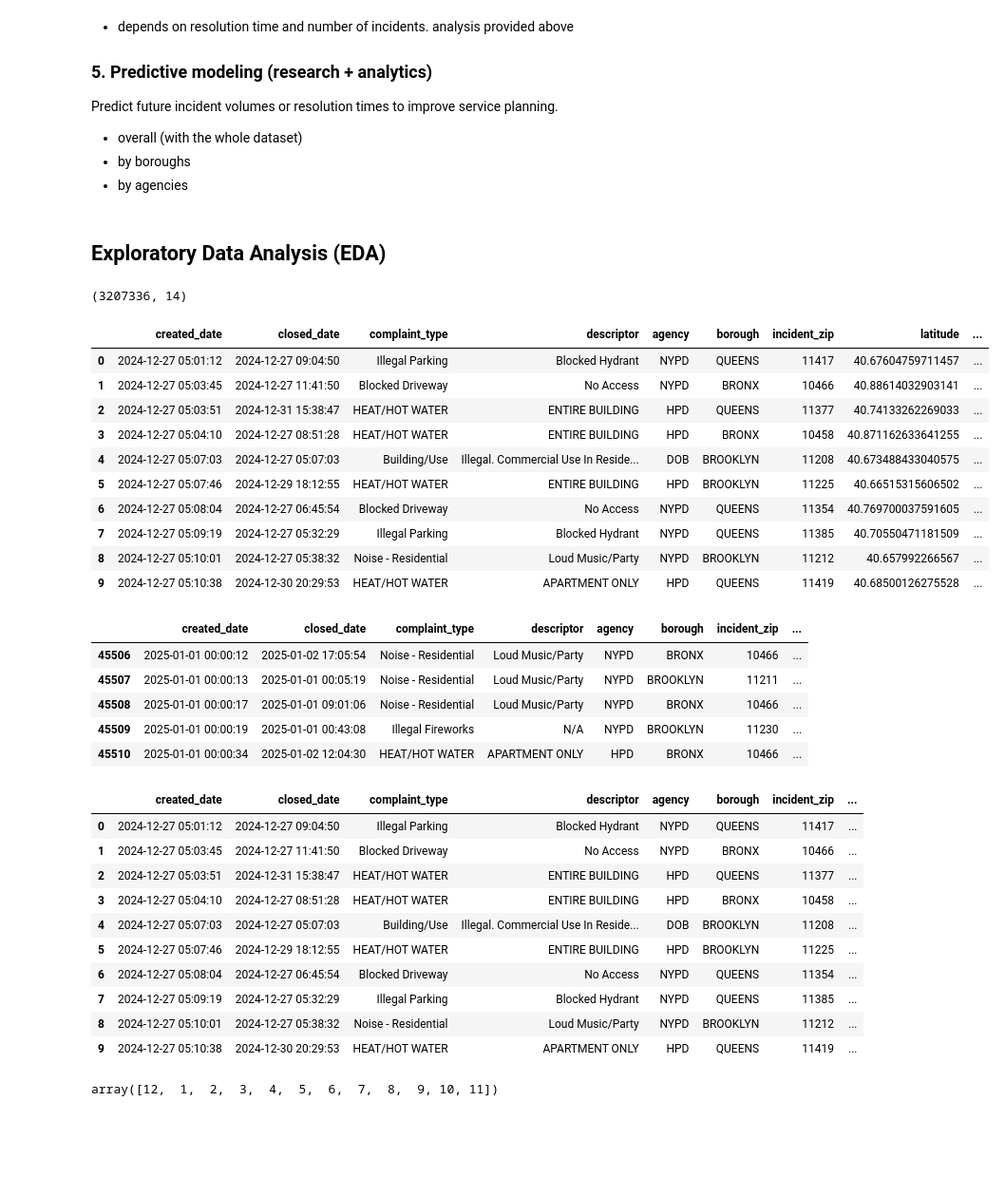
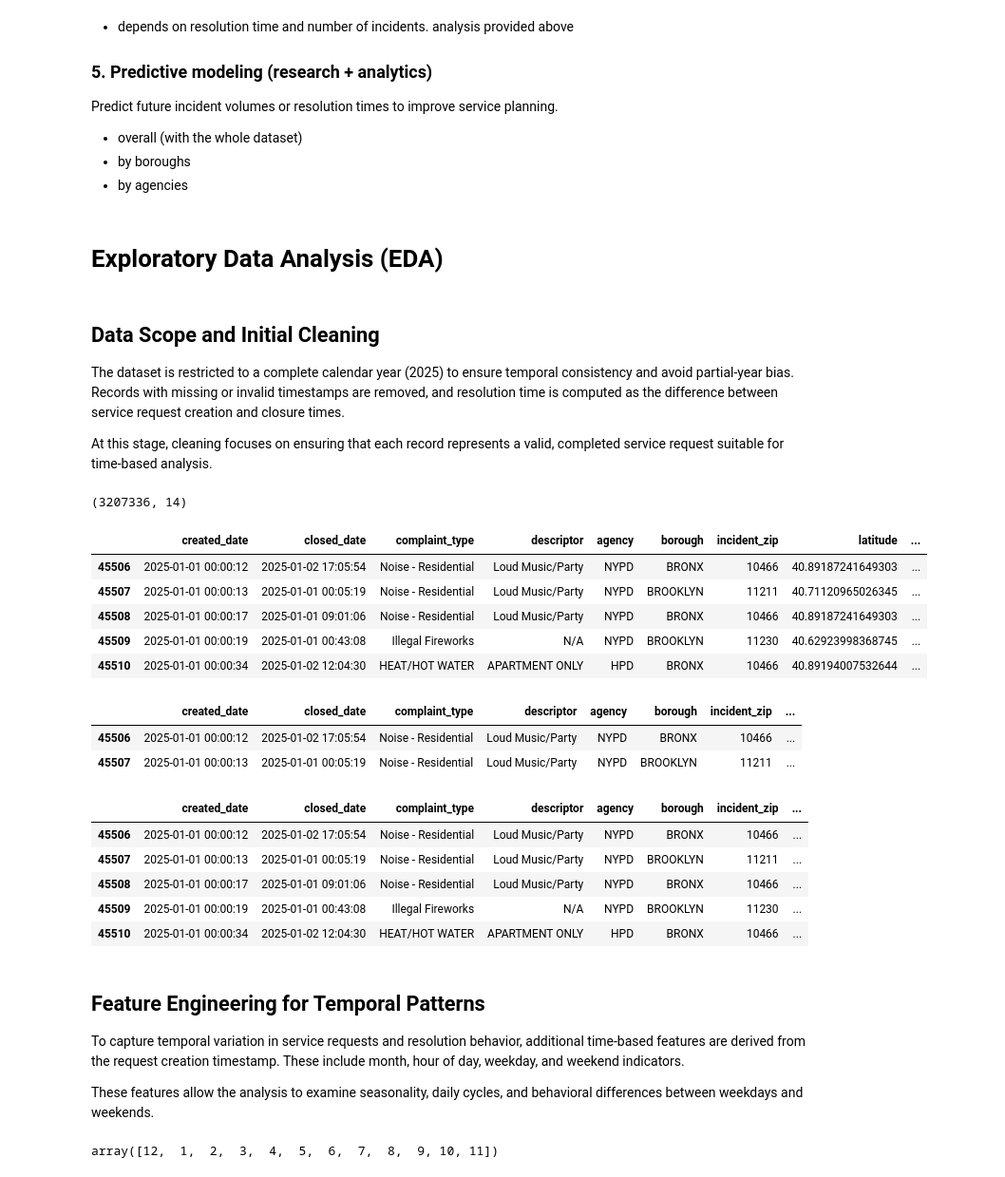
Before and after one commit to yerapark/nyc-311-service-analysis, a Jupyter notebook: notebooks/03_full_year_modeling.ipynb, the cells around one changed output. Shown at 95% size. Cells and saved outputs as stored; diff of their text form; code cells hidden in the pictures; blank space fills up the shorter version.

```diff
--- a/notebooks/03_full_year_modeling.ipynb
+++ b/notebooks/03_full_year_modeling.ipynb
@@ -114,4 +118,10 @@ Predict future incident volumes or resolution times to improve service planning.
 - by boroughs
 - by agencies
 # %% [markdown]
-## Exploratory Data Analysis (EDA)
+# Exploratory Data Analysis (EDA)
+# %% [markdown]
+## Data Scope and Initial Cleaning
+
+The dataset is restricted to a complete calendar year (2025) to ensure temporal consistency and avoid partial-year bias. Records with missing or invalid timestamps are removed, and resolution time is computed as the difference between service request creation and closure times.
+
+At this stage, cleaning focuses on ensuring that each record represents a valid, completed service request suitable for time-based analysis.
@@ -137,30 +147,22 @@ df.shape
 # %% [output]
 (3207336, 14)
 # %%
-df.head(10)
+df.head(5)
 # %% [output]
 |  | created_date | closed_date | complaint_type | descriptor | agency | borough | incident_zip | latitude | ... |
-| 0 | 2024-12-27 05:01:12 | 2024-12-27 09:04:50 | Illegal Parking | Blocked Hydrant | NYPD | QUEENS | 11417 | 40.67604759711457 | ... |
-| 1 | 2024-12-27 05:03:45 | 2024-12-27 11:41:50 | Blocked Driveway | No Access | NYPD | BRONX | 10466 | 40.88614032903141 | ... |
-| 2 | 2024-12-27 05:03:51 | 2024-12-31 15:38:47 | HEAT/HOT WATER | ENTIRE BUILDING | HPD | QUEENS | 11377 | 40.74133262269033 | ... |
-| 3 | 2024-12-27 05:04:10 | 2024-12-27 08:51:28 | HEAT/HOT WATER | ENTIRE BUILDING | HPD | BRONX | 10458 | 40.871162633641255 | ... |
-| 4 | 2024-12-27 05:07:03 | 2024-12-27 05:07:03 | Building/Use | Illegal. Commercial Use In Reside... | DOB | BROOKLYN | 11208 | 40.673488433040575 | ... |
-| 5 | 2024-12-27 05:07:46 | 2024-12-29 18:12:55 | HEAT/HOT WATER | ENTIRE BUILDING | HPD | BROOKLYN | 11225 | 40.66515315606502 | ... |
-| 6 | 2024-12-27 05:08:04 | 2024-12-27 06:45:54 | Blocked Driveway | No Access | NYPD | QUEENS | 11354 | 40.769700037591605 | ... |
-| 7 | 2024-12-27 05:09:19 | 2024-12-27 05:32:29 | Illegal Parking | Blocked Hydrant | NYPD | QUEENS | 11385 | 40.70550471181509 | ... |
-| 8 | 2024-12-27 05:10:01 | 2024-12-27 05:38:32 | Noise - Residential | Loud Music/Party | NYPD | BROOKLYN | 11212 | 40.657992266567 | ... |
-| 9 | 2024-12-27 05:10:38 | 2024-12-30 20:29:53 | HEAT/HOT WATER | APARTMENT ONLY | HPD | QUEENS | 11419 | 40.68500126275528 | ... |
+| 45506 | 2025-01-01 00:00:12 | 2025-01-02 17:05:54 | Noise - Residential | Loud Music/Party | NYPD | BRONX | 10466 | 40.89187241649303 | ... |
+| 45507 | 2025-01-01 00:00:13 | 2025-01-01 00:05:19 | Noise - Residential | Loud Music/Party | NYPD | BROOKLYN | 11211 | 40.71120965026345 | ... |
+| 45508 | 2025-01-01 00:00:17 | 2025-01-01 09:01:06 | Noise - Residential | Loud Music/Party | NYPD | BRONX | 10466 | 40.89187241649303 | ... |
+| 45509 | 2025-01-01 00:00:19 | 2025-01-01 00:43:08 | Illegal Fireworks | N/A | NYPD | BROOKLYN | 11230 | 40.62923998368745 | ... |
+| 45510 | 2025-01-01 00:00:34 | 2025-01-02 12:04:30 | HEAT/HOT WATER | APARTMENT ONLY | HPD | BRONX | 10466 | 40.89194007532644 | ... |
 # %%
 # Remove df[latitude] and df[longitude] as they are not needed for modeling
 df2 = df.drop(columns=["latitude", "longitude"])
-df2.head(5)
+df2.head(2)
 # %% [output]
 |  | created_date | closed_date | complaint_type | descriptor | agency | borough | incident_zip | ... |
 | 45506 | 2025-01-01 00:00:12 | 2025-01-02 17:05:54 | Noise - Residential | Loud Music/Party | NYPD | BRONX | 10466 | ... |
 | 45507 | 2025-01-01 00:00:13 | 2025-01-01 00:05:19 | Noise - Residential | Loud Music/Party | NYPD | BROOKLYN | 11211 | ... |
-| 45508 | 2025-01-01 00:00:17 | 2025-01-01 09:01:06 | Noise - Residential | Loud Music/Party | NYPD | BRONX | 10466 | ... |
-| 45509 | 2025-01-01 00:00:19 | 2025-01-01 00:43:08 | Illegal Fireworks | N/A | NYPD | BROOKLYN | 11230 | ... |
-| 45510 | 2025-01-01 00:00:34 | 2025-01-02 12:04:30 | HEAT/HOT WATER | APARTMENT ONLY | HPD | BRONX | 10466 | ... |
 # %%
 # Returning the floats as integers for clean up
 df2['month'] = df2['month'].astype(int)
@@ -169,19 +171,20 @@ df2['weekday'] = df2['weekday'].astype(int)
 df2['is_weekend'] = df2['is_weekend'].astype(int)
 # %%
 # Successfully converted the columns to integer type
-df2.head(10)
+df2.head(5)
 # %% [output]
 |  | created_date | closed_date | complaint_type | descriptor | agency | borough | incident_zip | ... |
-| 0 | 2024-12-27 05:01:12 | 2024-12-27 09:04:50 | Illegal Parking | Blocked Hydrant | NYPD | QUEENS | 11417 | ... |
-| 1 | 2024-12-27 05:03:45 | 2024-12-27 11:41:50 | Blocked Driveway | No Access | NYPD | BRONX | 10466 | ... |
-| 2 | 2024-12-27 05:03:51 | 2024-12-31 15:38:47 | HEAT/HOT WATER | ENTIRE BUILDING | HPD | QUEENS | 11377 | ... |
-| 3 | 2024-12-27 05:04:10 | 2024-12-27 08:51:28 | HEAT/HOT WATER | ENTIRE BUILDING | HPD | BRONX | 10458 | ... |
-| 4 | 2024-12-27 05:07:03 | 2024-12-27 05:07:03 | Building/Use | Illegal. Commercial Use In Reside... | DOB | BROOKLYN | 11208 | ... |
-| 5 | 2024-12-27 05:07:46 | 2024-12-29 18:12:55 | HEAT/HOT WATER | ENTIRE BUILDING | HPD | BROOKLYN | 11225 | ... |
-| 6 | 2024-12-27 05:08:04 | 2024-12-27 06:45:54 | Blocked Driveway | No Access | NYPD | QUEENS | 11354 | ... |
-| 7 | 2024-12-27 05:09:19 | 2024-12-27 05:32:29 | Illegal Parking | Blocked Hydrant | NYPD | QUEENS | 11385 | ... |
-| 8 | 2024-12-27 05:10:01 | 2024-12-27 05:38:32 | Noise - Residential | Loud Music/Party | NYPD | BROOKLYN | 11212 | ... |
-| 9 | 2024-12-27 05:10:38 | 2024-12-30 20:29:53 | HEAT/HOT WATER | APARTMENT ONLY | HPD | QUEENS | 11419 | ... |
+| 45506 | 2025-01-01 00:00:12 | 2025-01-02 17:05:54 | Noise - Residential | Loud Music/Party | NYPD | BRONX | 10466 | ... |
+| 45507 | 2025-01-01 00:00:13 | 2025-01-01 00:05:19 | Noise - Residential | Loud Music/Party | NYPD | BROOKLYN | 11211 | ... |
+| 45508 | 2025-01-01 00:00:17 | 2025-01-01 09:01:06 | Noise - Residential | Loud Music/Party | NYPD | BRONX | 10466 | ... |
+| 45509 | 2025-01-01 00:00:19 | 2025-01-01 00:43:08 | Illegal Fireworks | N/A | NYPD | BROOKLYN | 11230 | ... |
+| 45510 | 2025-01-01 00:00:34 | 2025-01-02 12:04:30 | HEAT/HOT WATER | APARTMENT ONLY | HPD | BRONX | 10466 | ... |
+# %% [markdown]
+## Feature Engineering for Temporal Patterns
+
+To capture temporal variation in service requests and resolution behavior, additional time-based features are derived from the request creation timestamp. These include month, hour of day, weekday, and weekend indicators.
+
+These features allow the analysis to examine seasonality, daily cycles, and behavioral differences between weekdays and weekends.
 # %%
 # Month values from 1 to 12 - 1: January, 2: February, ..., 12: December
 df2['month'].unique()
```
Also changed, not shown: parts of 24 cells of this notebook.
